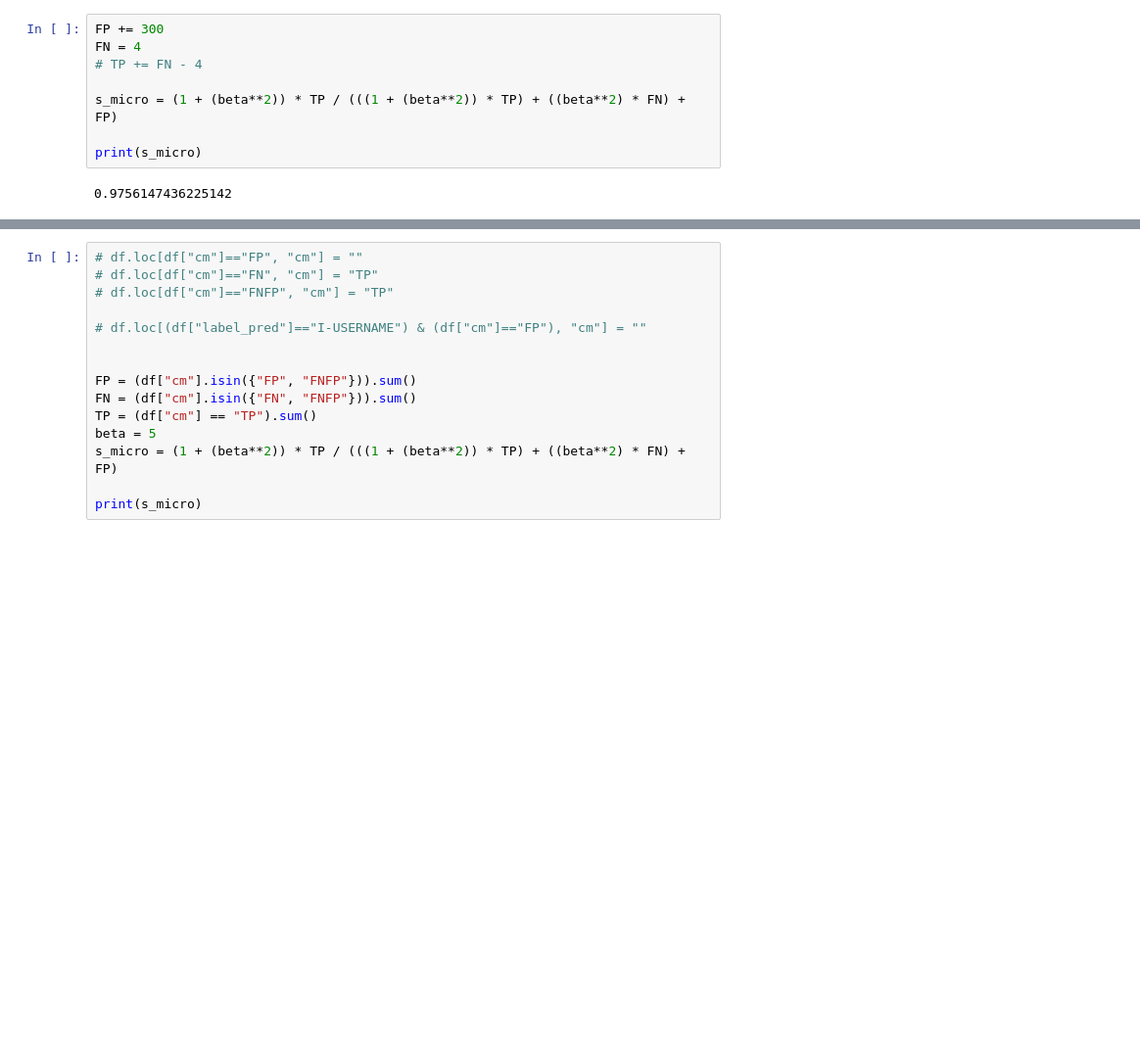
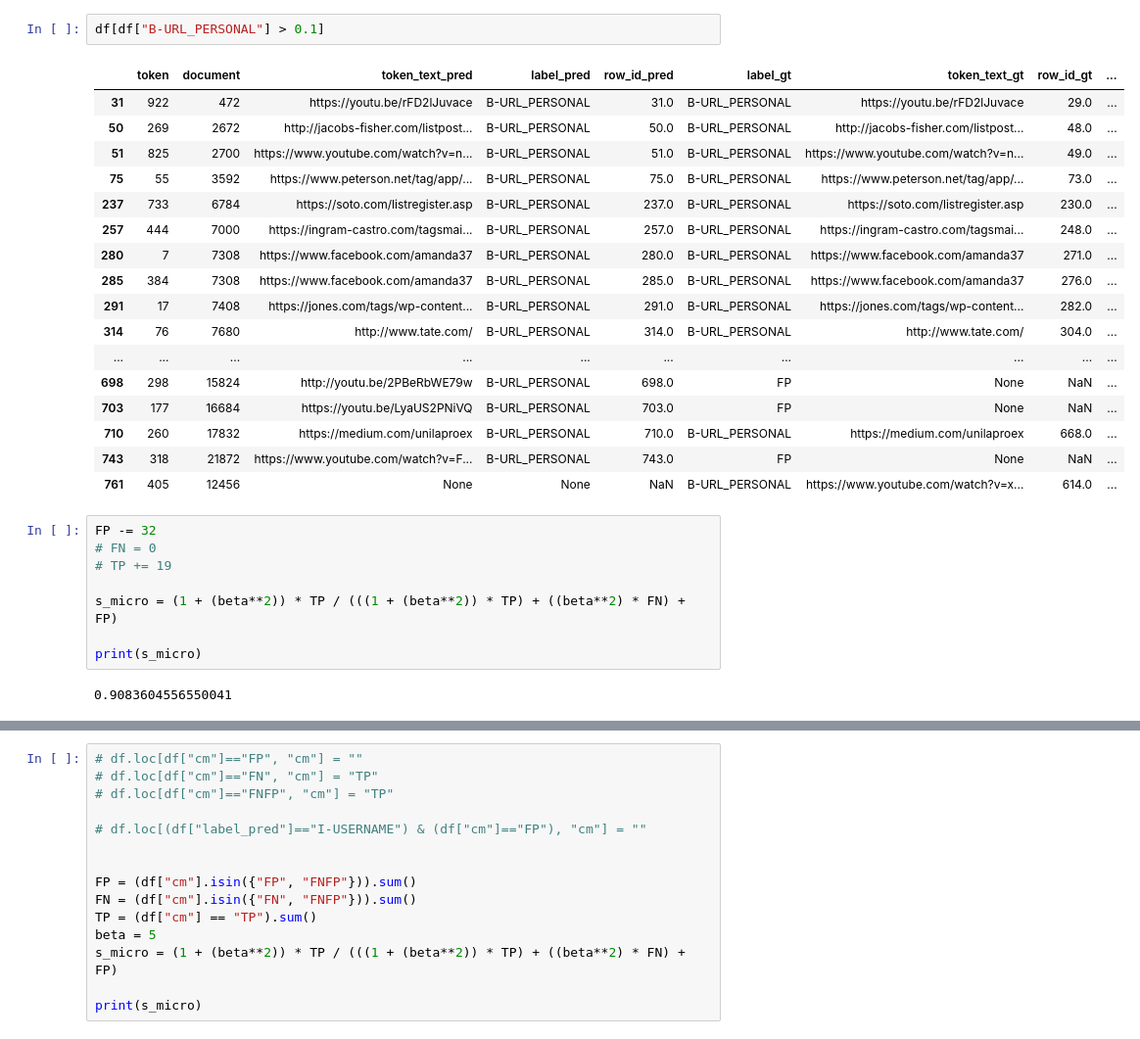
Before and after one commit to nbroad1881/pii-data-detection, a Jupyter notebook: notebooks/check_predictions.ipynb, the cells around one changed output, grey strips where cells are left out. Shown at 98% size. Saved outputs shown, nothing was run; the diff lists cells and outputs as text; blank space fills up the shorter version.

```diff
--- a/notebooks/check_predictions.ipynb
+++ b/notebooks/check_predictions.ipynb
@@ -19,10 +80,30 @@ print(s_micro)
+# %%
+df[df["B-URL_PERSONAL"] > 0.1]
+# %% [output]
+|  | token | document | token_text_pred | label_pred | row_id_pred | label_gt | token_text_gt | row_id_gt | ... |
+| 31 | 922 | 472 | https://youtu.be/rFD2lJuvace | B-URL_PERSONAL | 31.0 | B-URL_PERSONAL | https://youtu.be/rFD2lJuvace | 29.0 | ... |
+| 50 | 269 | 2672 | http://jacobs-fisher.com/listpost... | B-URL_PERSONAL | 50.0 | B-URL_PERSONAL | http://jacobs-fisher.com/listpost... | 48.0 | ... |
+| 51 | 825 | 2700 | https://www.youtube.com/watch?v=n... | B-URL_PERSONAL | 51.0 | B-URL_PERSONAL | https://www.youtube.com/watch?v=n... | 49.0 | ... |
+| 75 | 55 | 3592 | https://www.peterson.net/tag/app/... | B-URL_PERSONAL | 75.0 | B-URL_PERSONAL | https://www.peterson.net/tag/app/... | 73.0 | ... |
+| 237 | 733 | 6784 | https://soto.com/listregister.asp | B-URL_PERSONAL | 237.0 | B-URL_PERSONAL | https://soto.com/listregister.asp | 230.0 | ... |
+| 257 | 444 | 7000 | https://ingram-castro.com/tagsmai... | B-URL_PERSONAL | 257.0 | B-URL_PERSONAL | https://ingram-castro.com/tagsmai... | 248.0 | ... |
+| 280 | 7 | 7308 | https://www.facebook.com/amanda37 | B-URL_PERSONAL | 280.0 | B-URL_PERSONAL | https://www.facebook.com/amanda37 | 271.0 | ... |
+| 285 | 384 | 7308 | https://www.facebook.com/amanda37 | B-URL_PERSONAL | 285.0 | B-URL_PERSONAL | https://www.facebook.com/amanda37 | 276.0 | ... |
+| 291 | 17 | 7408 | https://jones.com/tags/wp-content... | B-URL_PERSONAL | 291.0 | B-URL_PERSONAL | https://jones.com/tags/wp-content... | 282.0 | ... |
+| 314 | 76 | 7680 | http://www.tate.com/ | B-URL_PERSONAL | 314.0 | B-URL_PERSONAL | http://www.tate.com/ | 304.0 | ... |
+| ... | ... | ... | ... | ... | ... | ... | ... | ... | ... |
+| 698 | 298 | 15824 | http://youtu.be/2PBeRbWE79w | B-URL_PERSONAL | 698.0 | FP | None | NaN | ... |
+| 703 | 177 | 16684 | https://youtu.be/LyaUS2PNiVQ | B-URL_PERSONAL | 703.0 | FP | None | NaN | ... |
+| 710 | 260 | 17832 | https://medium.com/unilaproex | B-URL_PERSONAL | 710.0 | B-URL_PERSONAL | https://medium.com/unilaproex | 668.0 | ... |
+| 743 | 318 | 21872 | https://www.youtube.com/watch?v=F... | B-URL_PERSONAL | 743.0 | FP | None | NaN | ... |
+| 761 | 405 | 12456 | None | None | NaN | B-URL_PERSONAL | https://www.youtube.com/watch?v=x... | 614.0 | ... |
 # %%
-FP += 300
-FN = 4
-# TP += FN - 4
+FP -= 32
+# FN = 0
+# TP += 19
 
 s_micro = (1 + (beta**2)) * TP / (((1 + (beta**2)) * TP) + ((beta**2) * FN) + FP)
 
 print(s_micro)
 # %% [output]
-0.9756147436225142
+0.9083604556550041
```
Also changed, not shown: parts of 19 cells of this notebook, 23 other files.
